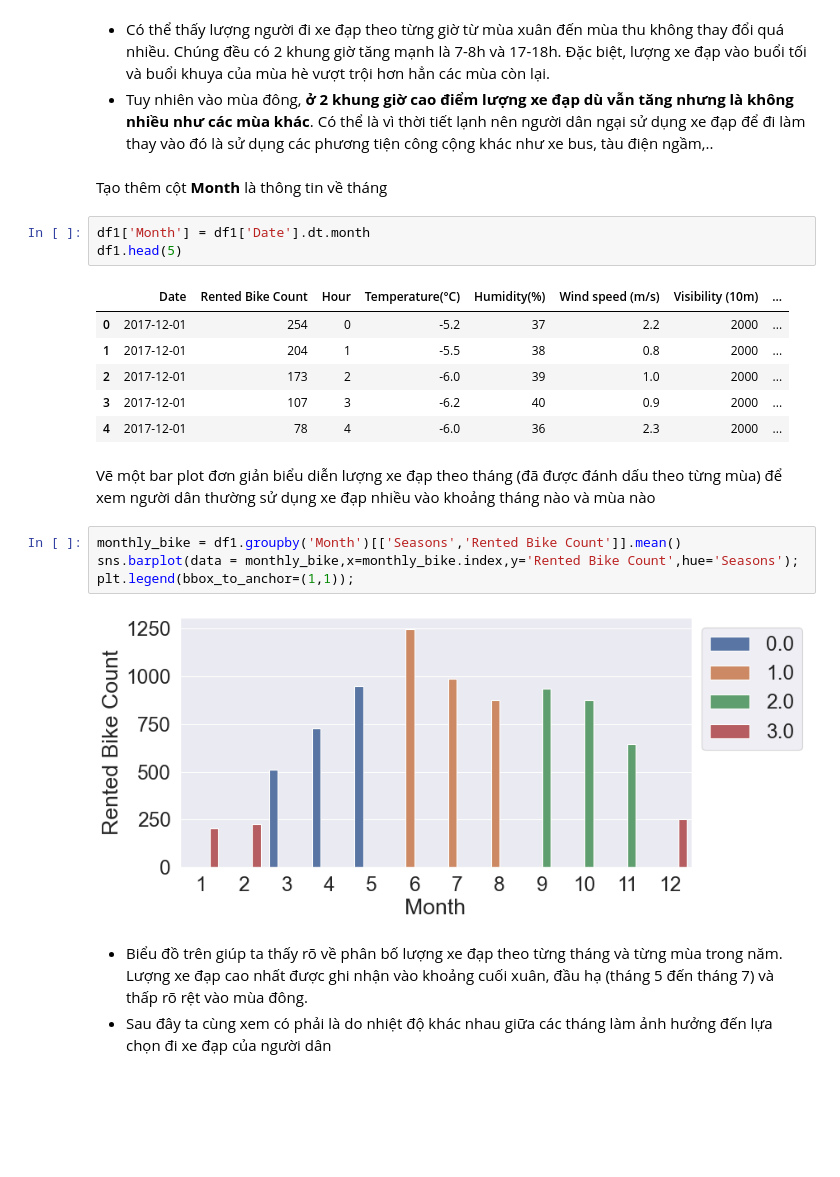
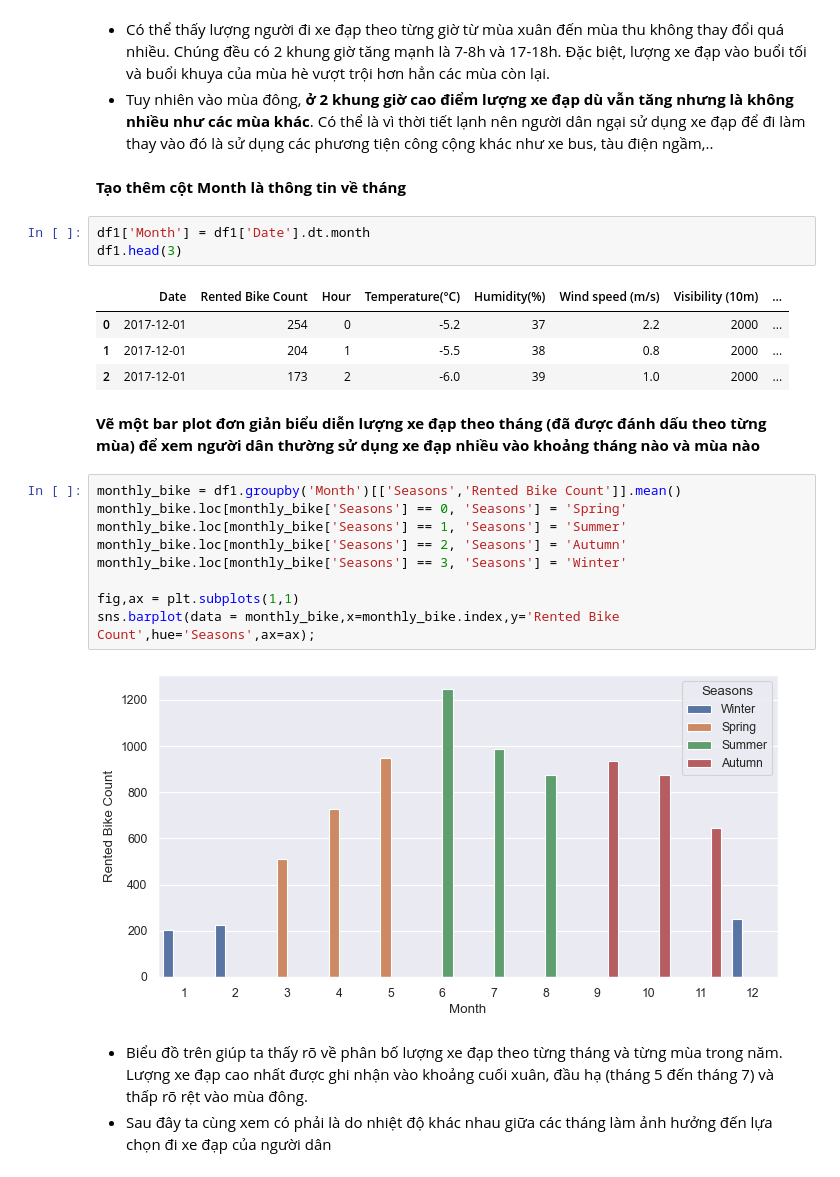
Before and after one commit to duylocky2k1/P4DS-CQ19-FinalProject, a Jupyter notebook: Final.ipynb, the cells around one changed output. Cells and saved outputs as stored; diff of their text form; blank space fills up the shorter version.

```diff
--- a/Final.ipynb
+++ b/Final.ipynb
@@ -809,25 +759,28 @@ plt.tight_layout()
 - Có thể thấy lượng người đi xe đạp theo từng giờ từ mùa xuân đến mùa thu không thay đổi quá nhiều. Chúng đều có 2 khung giờ tăng mạnh là 7-8h và 17-18h. Đặc biệt, lượng xe đạp vào buổi tối và buổi khuya của mùa hè vượt trội hơn hẳn các mùa còn lại.
 - Tuy nhiên vào mùa đông, **ở 2 khung giờ cao điểm lượng xe đạp dù vẫn tăng nhưng là không nhiều như các mùa khác**. Có thể là vì thời tiết lạnh nên người dân ngại sử dụng xe đạp để đi làm thay vào đó là sử dụng các phương tiện công cộng khác như xe bus, tàu điện ngầm,..
 # %% [markdown]
-Tạo thêm cột **Month** là thông tin về tháng
+**Tạo thêm cột Month là thông tin về tháng**
 # %%
 df1['Month'] = df1['Date'].dt.month
-df1.head(5)
+df1.head(3)
 # %% [output]
 |  | Date | Rented Bike Count | Hour | Temperature(°C) | Humidity(%) | Wind speed (m/s) | Visibility (10m) | ... |
 | 0 | 2017-12-01 | 254 | 0 | -5.2 | 37 | 2.2 | 2000 | ... |
 | 1 | 2017-12-01 | 204 | 1 | -5.5 | 38 | 0.8 | 2000 | ... |
 | 2 | 2017-12-01 | 173 | 2 | -6.0 | 39 | 1.0 | 2000 | ... |
-| 3 | 2017-12-01 | 107 | 3 | -6.2 | 40 | 0.9 | 2000 | ... |
-| 4 | 2017-12-01 | 78 | 4 | -6.0 | 36 | 2.3 | 2000 | ... |
 # %% [markdown]
-Vẽ một bar plot đơn giản biểu diễn lượng xe đạp theo tháng (đã được đánh dấu theo từng mùa) để xem người dân thường sử dụng xe đạp nhiều vào khoảng tháng nào và mùa nào
+**Vẽ một bar plot đơn giản biểu diễn lượng xe đạp theo tháng (đã được đánh dấu theo từng mùa) để xem người dân thường sử dụng xe đạp nhiều vào khoảng tháng nào và mùa nào**
 # %%
 monthly_bike = df1.groupby('Month')[['Seasons','Rented Bike Count']].mean()
-sns.barplot(data = monthly_bike,x=monthly_bike.index,y='Rented Bike Count',hue='Seasons');
-plt.legend(bbox_to_anchor=(1,1));
+monthly_bike.loc[monthly_bike['Seasons'] == 0, 'Seasons'] = 'Spring'
+monthly_bike.loc[monthly_bike['Seasons'] == 1, 'Seasons'] = 'Summer'
+monthly_bike.loc[monthly_bike['Seasons'] == 2, 'Seasons'] = 'Autumn'
+monthly_bike.loc[monthly_bike['Seasons'] == 3, 'Seasons'] = 'Winter'
+
+fig,ax = plt.subplots(1,1)
+sns.barplot(data = monthly_bike,x=monthly_bike.index,y='Rented Bike Count',hue='Seasons',ax=ax);
 # %% [output]
-[figure, old version]
+[figure, new version]
 # %% [markdown]
 - Biểu đồ trên giúp ta thấy rõ về phân bố lượng xe đạp theo từng tháng và từng mùa trong năm. Lượng xe đạp cao nhất được ghi nhận vào khoảng cuối xuân, đầu hạ (tháng 5 đến tháng 7) và thấp rõ rệt vào mùa đông.
 - Sau đây ta cùng xem có phải là do nhiệt độ khác nhau giữa các tháng làm ảnh hưởng đến lựa chọn đi xe đạp của người dân
```
Also changed, not shown: parts of 78 cells of this notebook.
